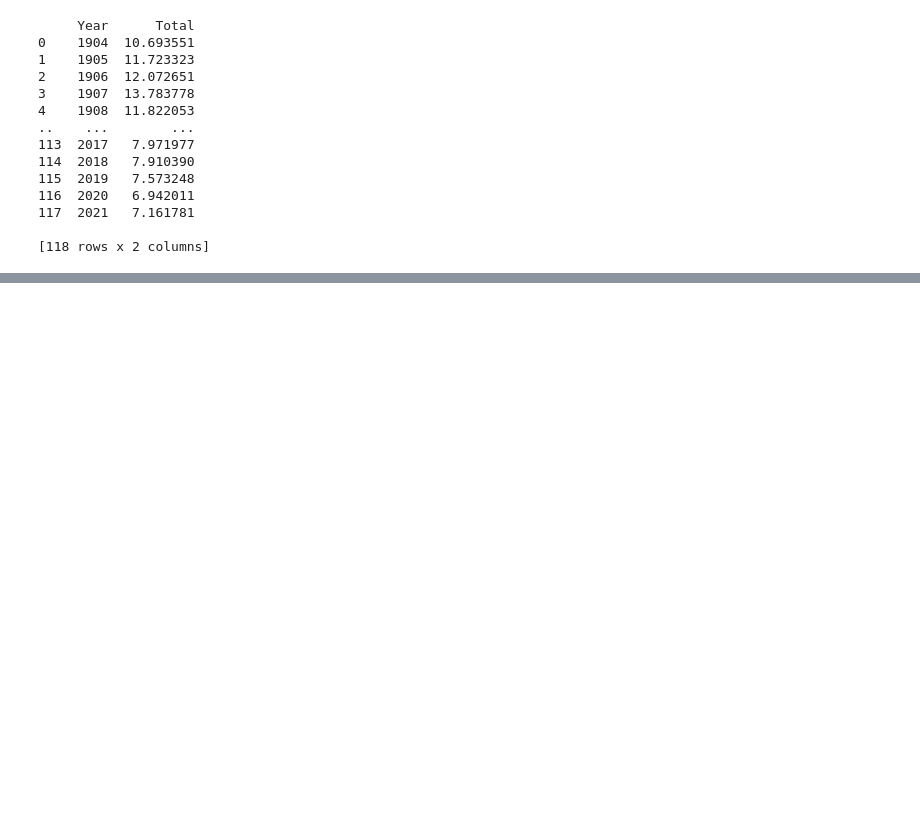
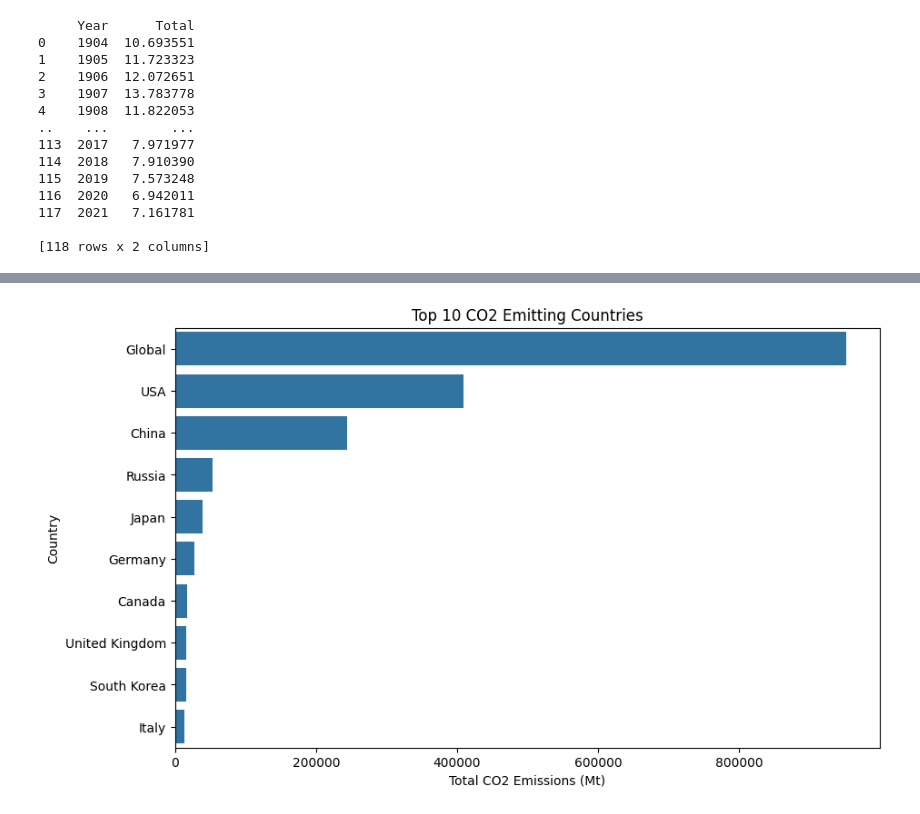
Before and after one commit to Wilfred-Muriithi/Data-Engineering-learning, a Jupyter notebook: month-1-introduction-to-data-engineering-and-python-programming/week-4-data-engineering-project/Basic ETL pipeline for carbon emissions/carbon_emissions_pipeline.ipynb, the cells around one changed output, grey strips where cells are left out. Cells and saved outputs as stored; diff of their text form; code cells hidden in the pictures; blank space fills up the shorter version.

```diff
--- a/month-1-introduction-to-data-engineering-and-python-programming/week-4-data-engineering-project/Basic ETL pipeline for carbon emissions/carbon_emissions_pipeline.ipynb
+++ b/month-1-introduction-to-data-engineering-and-python-programming/week-4-data-engineering-project/Basic ETL pipeline for carbon emissions/carbon_emissions_pipeline.ipynb
@@ -173,0 +188,11 @@ print(per_capita_trends)
+# %%
+# plotting the top 10 emitters
+# Bar charts are my go-to for showing comparision
+plt.figure(figsize=(10, 6))
+sb.barplot(x='Total', y='Country', data=top_emitters)
+plt.title('Top 10 CO2 Emitting Countries')
+plt.xlabel('Total CO2 Emissions (Mt)')
+plt.ylabel('Country')
+plt.show()
+# %% [output]
+[figure, added]
```
Also changed, not shown: parts of 3 cells of this notebook.
